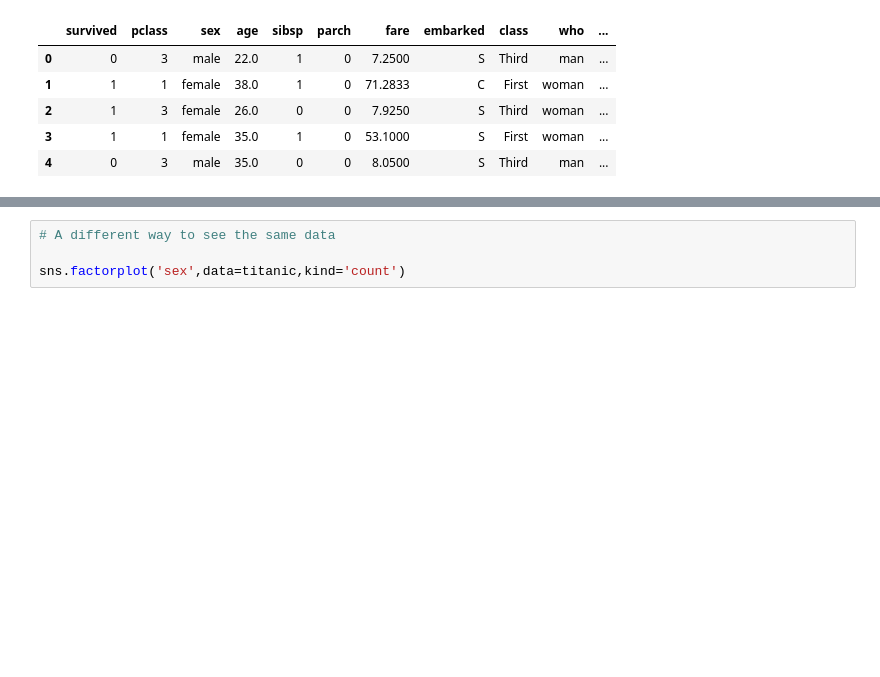
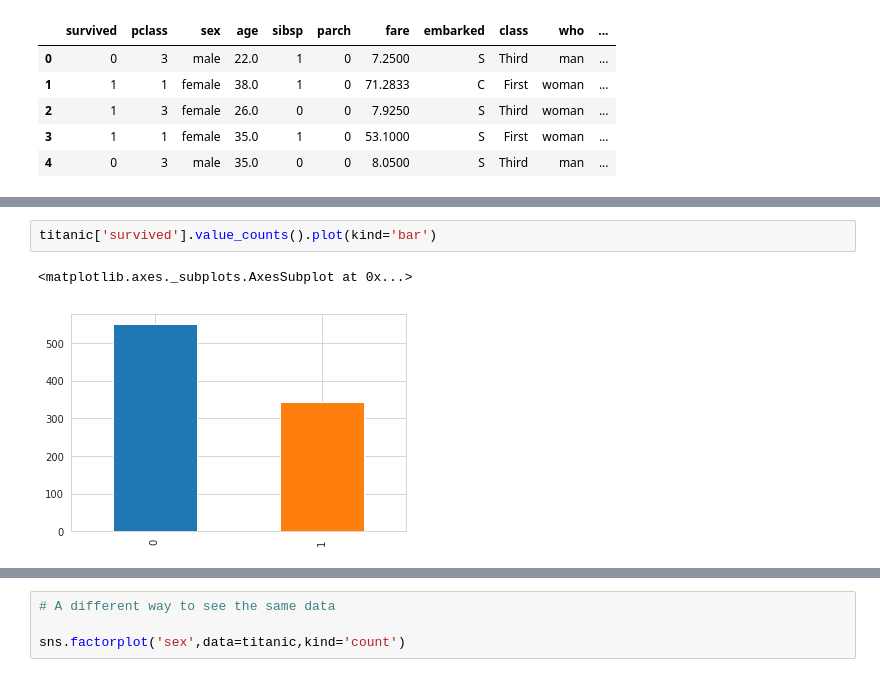
Before and after one commit to ctd1077/Titanic-Data, a Jupyter notebook: Titanic.ipynb, the cells around one changed output, grey strips where cells are left out. Cells and saved outputs as stored; diff of their text form; blank space fills up the shorter version.

Commit message:
Survival Charts Added

```diff
--- a/Titanic.ipynb
+++ b/Titanic.ipynb
@@ -28,0 +58,5 @@ titanic.head()
+# %%
+titanic['survived'].value_counts().plot(kind='bar')
+# %% [output]
+<matplotlib.axes._subplots.AxesSubplot at 0x...>
+[figure, added]
```
Also changed, not shown: parts of 26 cells of this notebook.
